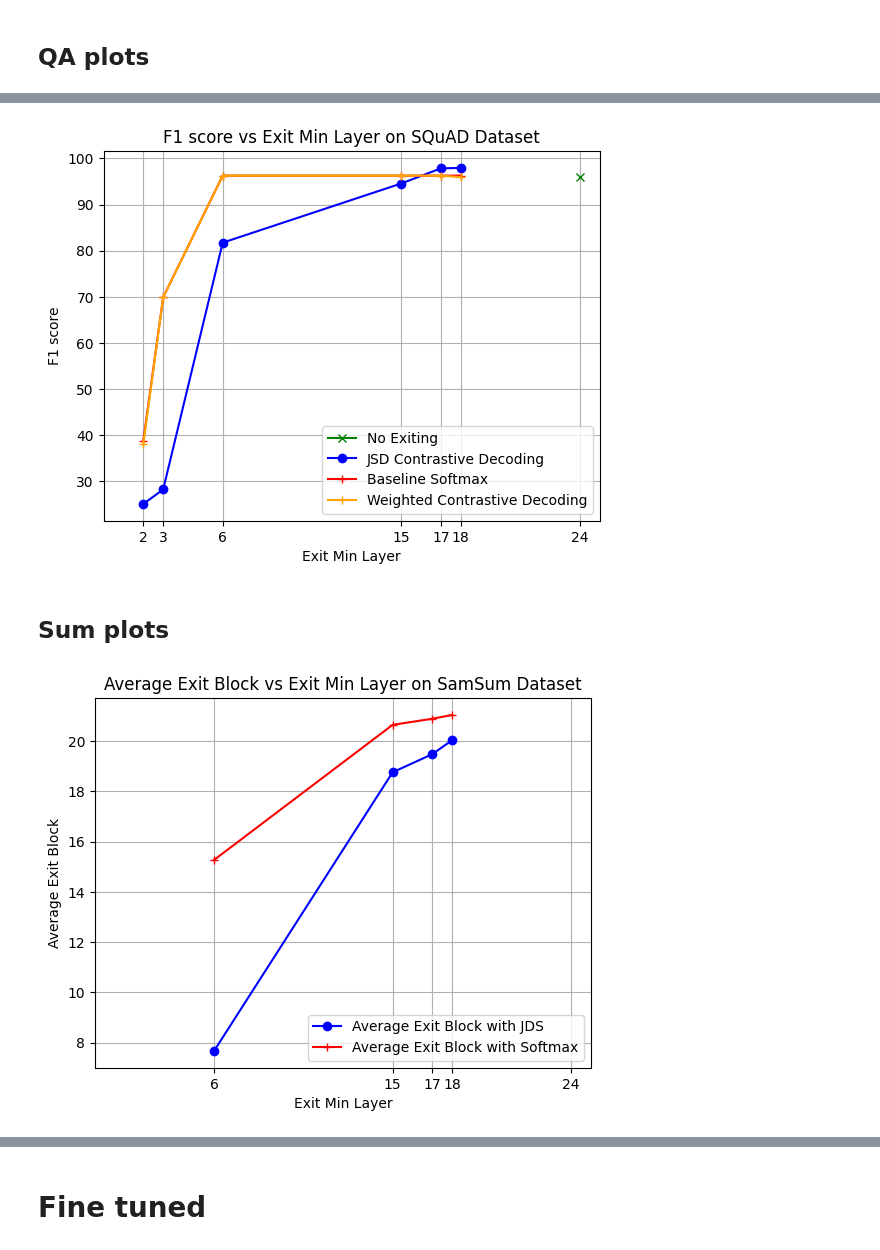
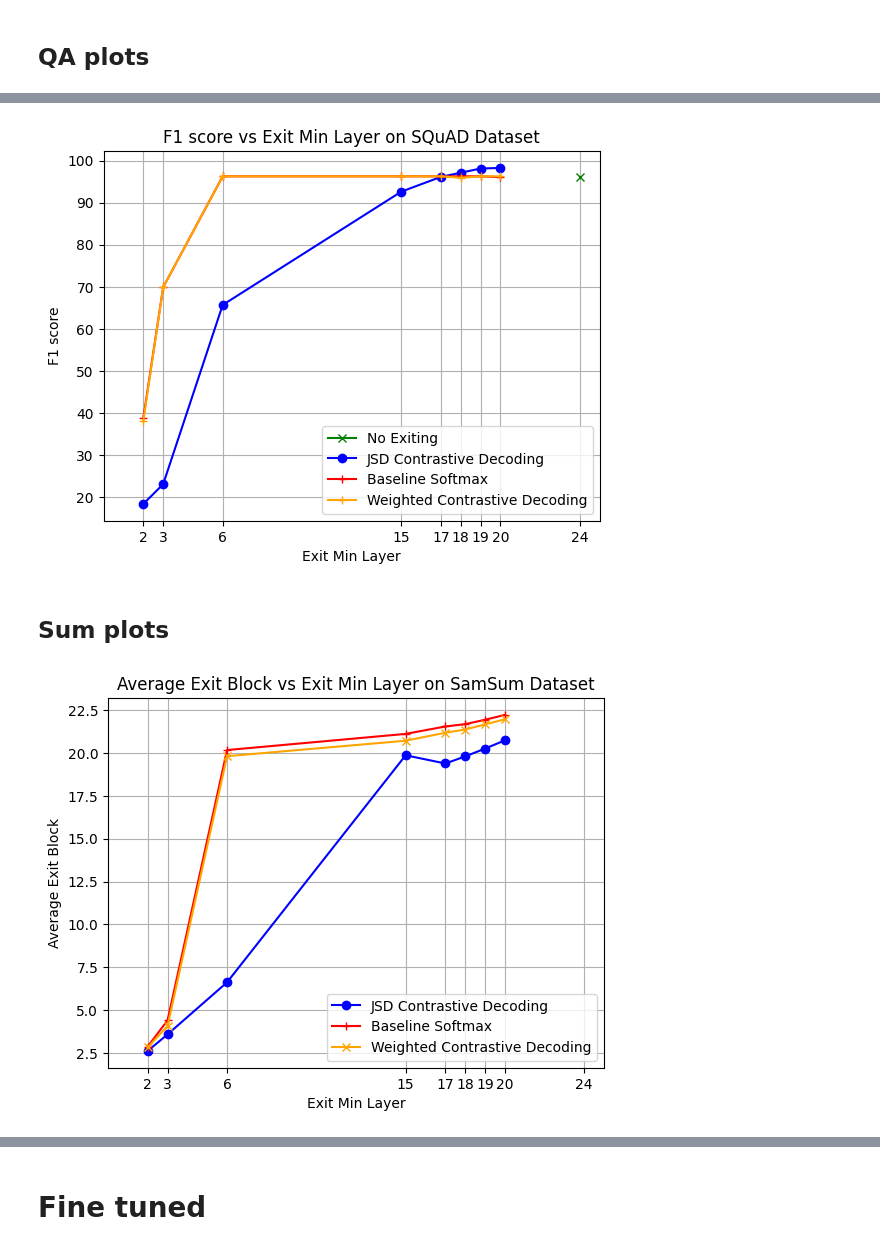
Before and after one commit to joanvelja/Confidently_Exiting, a Jupyter notebook: src/plots/plots_mn.ipynb, the cells around one changed output, grey strips where cells are left out. Drawn from its saved outputs; the diff is of its cells as text; code cells hidden in the pictures.

```diff
--- a/src/plots/plots_mn.ipynb
+++ b/src/plots/plots_mn.ipynb
@@ -60,10 +60,10 @@ plt.show()
 # %%
 import matplotlib.pyplot as plt
 
-exit_min_layer_list = [18, 17, 15, 6, 3, 2]
-performance_JDS = [97.933, 97.842, 94.557, 81.733, 28.245, 25.116]
-performance_softmax = [96.267, 96.267, 96.267, 96.267, 69.897,38.779]
-performance_rew = [95.933, 96.267, 96.267, 96.267, 69.882, 38.112]
+exit_min_layer_list = [20, 19, 18, 17, 15, 6, 3, 2]
+performance_JDS = [98.267, 98.124, 97.124, 96.143, 92.619, 65.688, 23.074, 18.378]
+performance_softmax = [96.067,96.267, 96.267, 96.267, 96.267, 96.267, 69.897,38.779]
+performance_rew = [96.267, 96.267, 95.933, 96.267, 96.267, 96.267, 69.882, 38.112]
 
 # performance_JDS_fixed = [97.433, 94.588, 89.9, 74.459, 25.839, 15.054]
 
@@ -91,35 +91,36 @@ plt.title('F1 score vs Exit Min Layer on SQuAD Dataset')
 plt.legend()  # This will add a legend with the labels specified in the plot calls
 plt.show()
 # %% [output]
-[figure, old version]
+[figure, new version]
 # %% [markdown]
 ## Sum plots
 # %%
 import matplotlib.pyplot as plt
 
-exit_min_layer_list = [18, 17, 15, 6, 3, 2]
-average_exit_block_list_JDS = [20.039, 19.482, 18.761, 7.669, 4.062, 6.958]
-average_exit_block_list_softmax = [21.044, 20.891, 20.649, 15.272, 4.399, 2.874]
-average_exit_block_list_rew = [21.373, 21.185, 20.72, 19.817, 4.066, 2.827]
+exit_min_layer_list = [20, 19, 18, 17, 15, 6, 3, 2]
+average_exit_block_list_JDS = [20.739, 20.26, 19.803, 19.392, 19.87, 6.622, 3.582, 2.617]
+average_exit_block_list_softmax = [22.226, 21.942, 21.686, 21.551, 21.118, 20.176, 4.399, 2.874]
+average_exit_block_list_rew = [21.968, 21.673, 21.373, 21.185, 20.72, 19.817, 4.066, 2.827]
 exit_normal = [24]
 
 
 # average_exit_block_list_JDS_fixed = [, 4.062, 6.958]
 
 # average_exit_block_list_rew_fixed = [21.239, 21.065, 21.036,19.629,4.063,2.819]
 
-plt.plot(exit_min_layer_list, average_exit_block_list_JDS, marker='o', label='Average Exit Block with JDS', color='blue')
-plt.plot(exit_min_layer_list, average_exit_block_list_softmax, marker='+', label='Average Exit Block with Softmax', color='red')
+plt.plot(exit_min_layer_list, average_exit_block_list_JDS, marker='o', label='JSD Contrastive Decoding', color='blue')
+plt.plot(exit_min_layer_list, average_exit_block_list_softmax, marker='+', label='Baseline Softmax', color='red')
+plt.plot(exit_min_layer_list, average_exit_block_list_rew, marker='x', label='Weighted Contrastive Decoding', color='orange')
 plt.grid(True)
 plt.xlim(0, 25)
 plt.xticks(exit_min_layer_list + exit_normal)
 plt.xlabel('Exit Min Layer')
 plt.ylabel('Average Exit Block')
 plt.title('Average Exit Block vs Exit Min Layer on SamSum Dataset')
 plt.legend()  # This will add a legend with the labels specified in the plot calls
 plt.show()
 # %% [output]
-[figure, old version]
+[figure, new version]
 # %%
 import matplotlib.pyplot as plt
 
```
Also changed, not shown: parts of 9 cells of this notebook, 12 other files.
